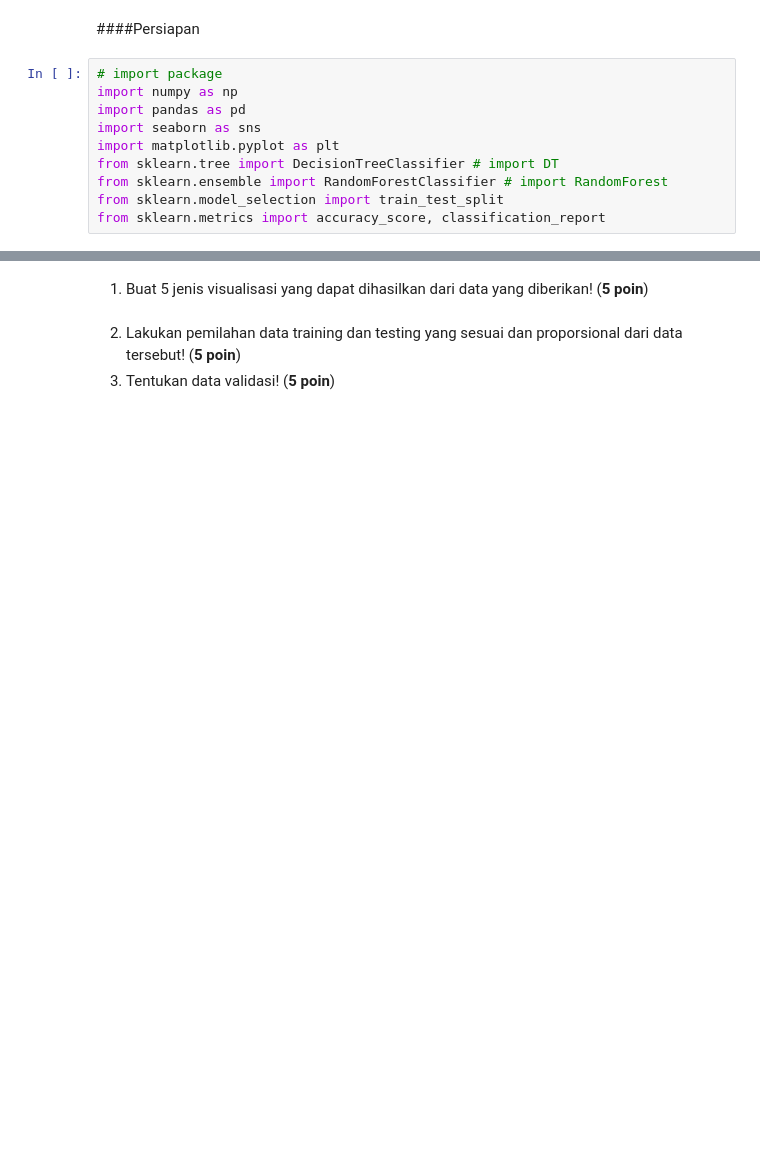
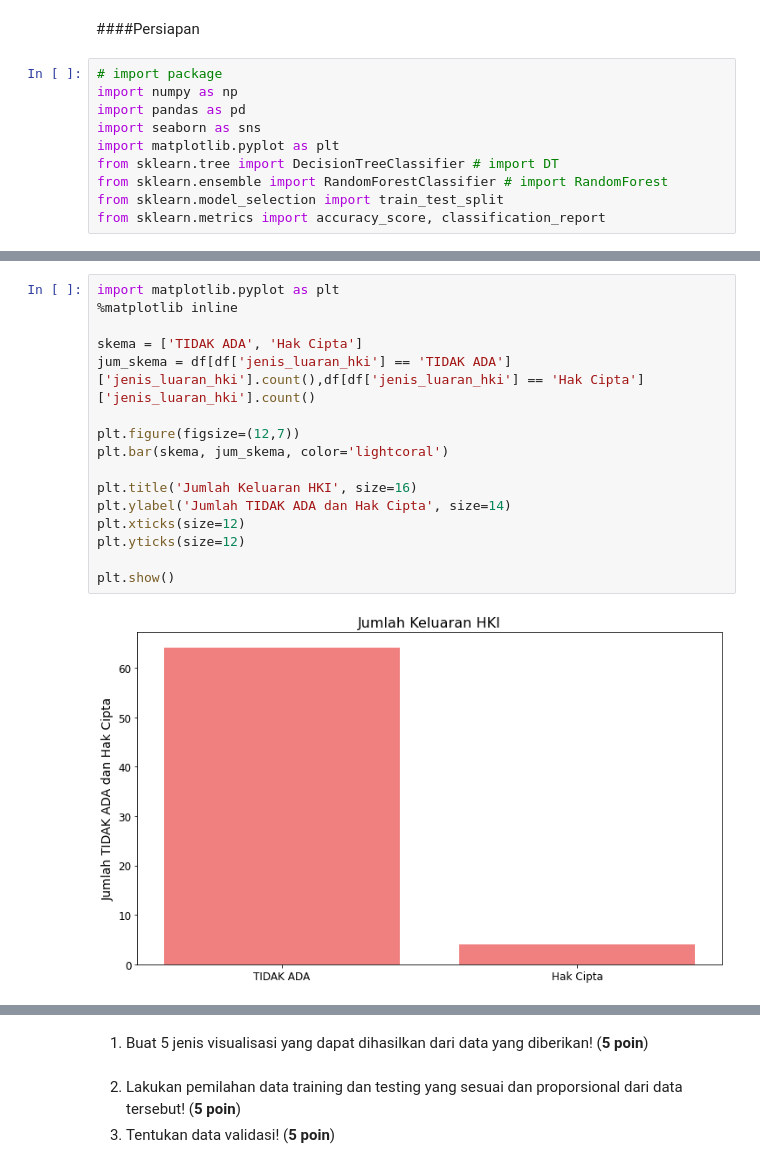
Before and after one commit to dhikaainul/Machine_Learning_Quiz_2, a Jupyter notebook: ML_Quiz2.ipynb, the cells around one changed output, grey strips where cells are left out. Saved outputs shown, nothing was run; the diff lists cells and outputs as text; blank space fills up the shorter version.

```diff
--- a/ML_Quiz2.ipynb
+++ b/ML_Quiz2.ipynb
@@ -40,0 +63,18 @@ df.head()
+# %%
+import matplotlib.pyplot as plt
+%matplotlib inline
+
+skema = ['TIDAK ADA', 'Hak Cipta']
+jum_skema = df[df['jenis_luaran_hki'] == 'TIDAK ADA']['jenis_luaran_hki'].count(),df[df['jenis_luaran_hki'] == 'Hak Cipta']['jenis_luaran_hki'].count()
+
+plt.figure(figsize=(12,7))
+plt.bar(skema, jum_skema, color='lightcoral')
+
+plt.title('Jumlah Keluaran HKI', size=16)
+plt.ylabel('Jumlah TIDAK ADA dan Hak Cipta', size=14)
+plt.xticks(size=12)
+plt.yticks(size=12)
+
+plt.show()
+# %% [output]
+[figure, added]
```
Also changed, not shown: parts of 11 cells of this notebook.
